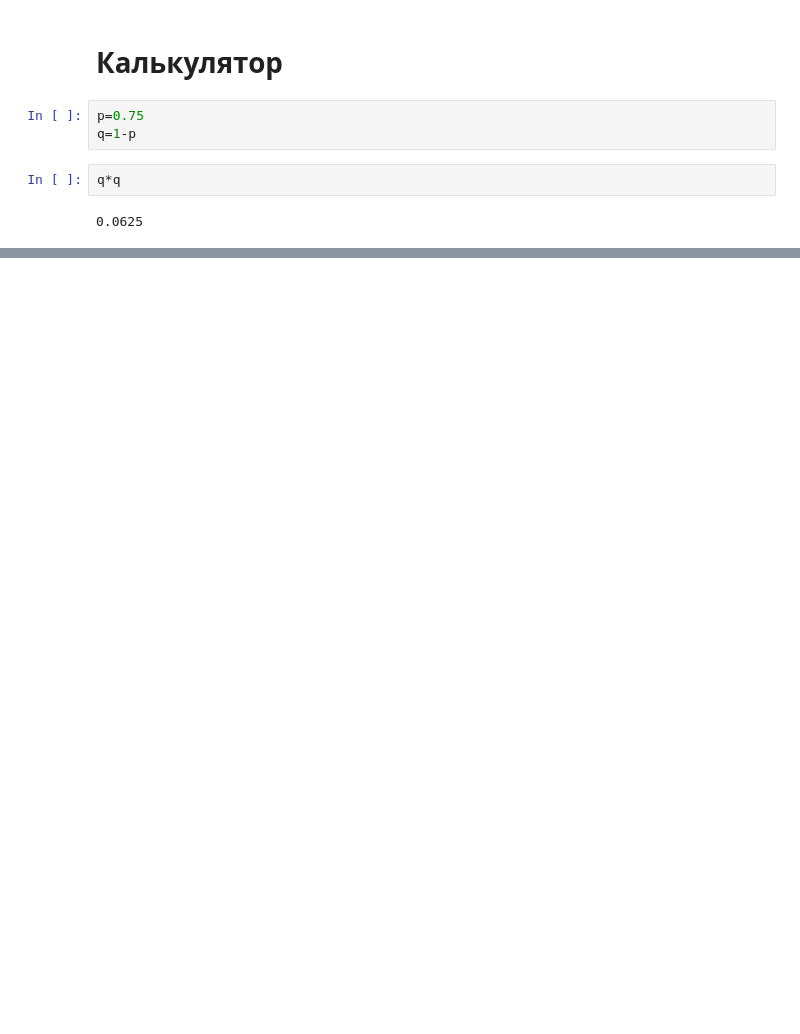
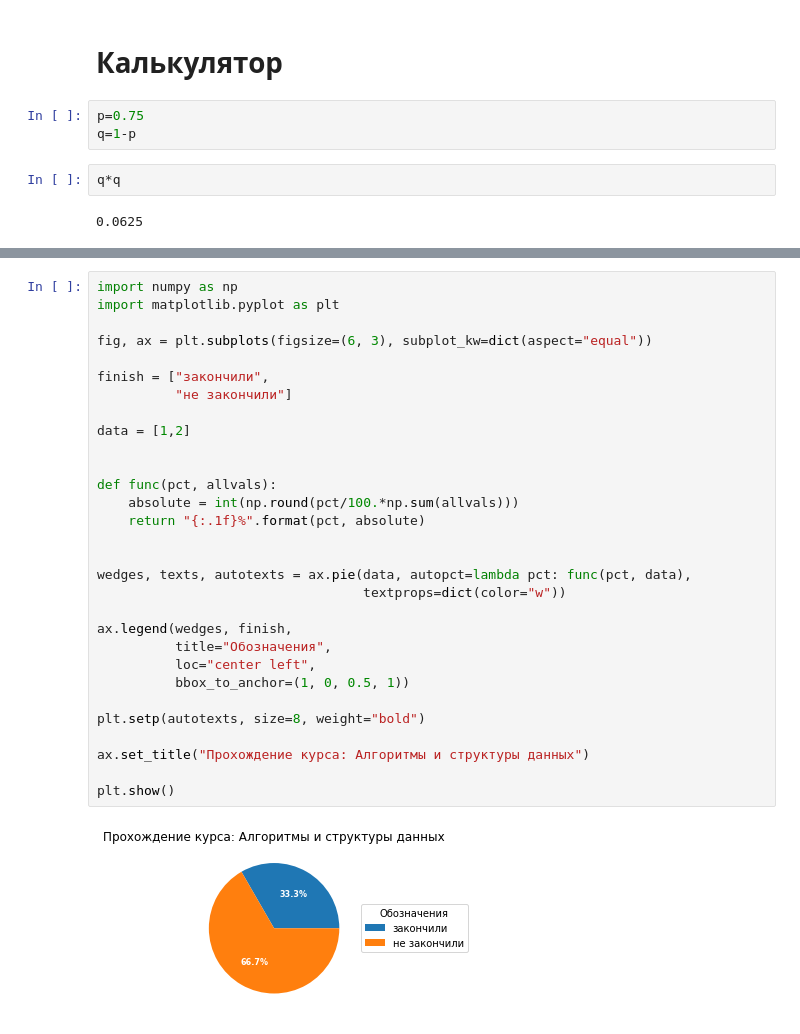
Before and after one commit to arigatory/ds_finals, a Jupyter notebook: Notes/Abstract.ipynb, the cells around one changed output, grey strips where cells are left out. Drawn from its saved outputs; the diff is of its cells as text; blank space fills up the shorter version.

```diff
--- a/Notes/Abstract.ipynb
+++ b/Notes/Abstract.ipynb
@@ -279,0 +356,32 @@ q*q
+# %%
+import numpy as np
+import matplotlib.pyplot as plt
+
+fig, ax = plt.subplots(figsize=(6, 3), subplot_kw=dict(aspect="equal"))
+
+finish = ["закончили",
+          "не закончили"]
+
+data = [1,2]
+
+
+def func(pct, allvals):
+    absolute = int(np.round(pct/100.*np.sum(allvals)))
+    return "{:.1f}%".format(pct, absolute)
+
+
+wedges, texts, autotexts = ax.pie(data, autopct=lambda pct: func(pct, data),
+                                  textprops=dict(color="w"))
+
+ax.legend(wedges, finish,
+          title="Обозначения",
+          loc="center left",
+          bbox_to_anchor=(1, 0, 0.5, 1))
+
+plt.setp(autotexts, size=8, weight="bold")
+
+ax.set_title("Прохождение курса: Алгоритмы и структуры данных")
+
+plt.show()
+# %% [output]
+[figure, added]
```
Also changed, not shown: parts of 6 cells of this notebook, 1 other file.
